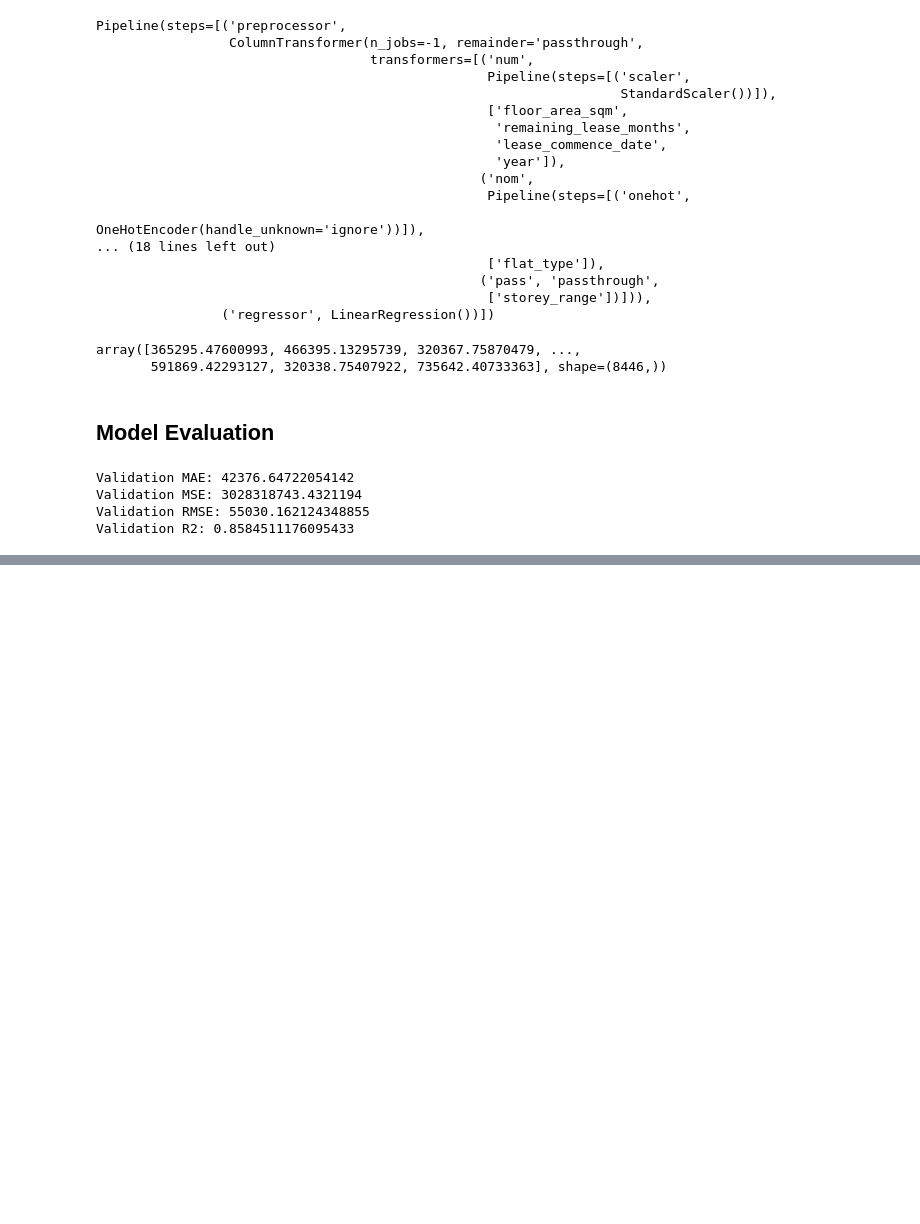
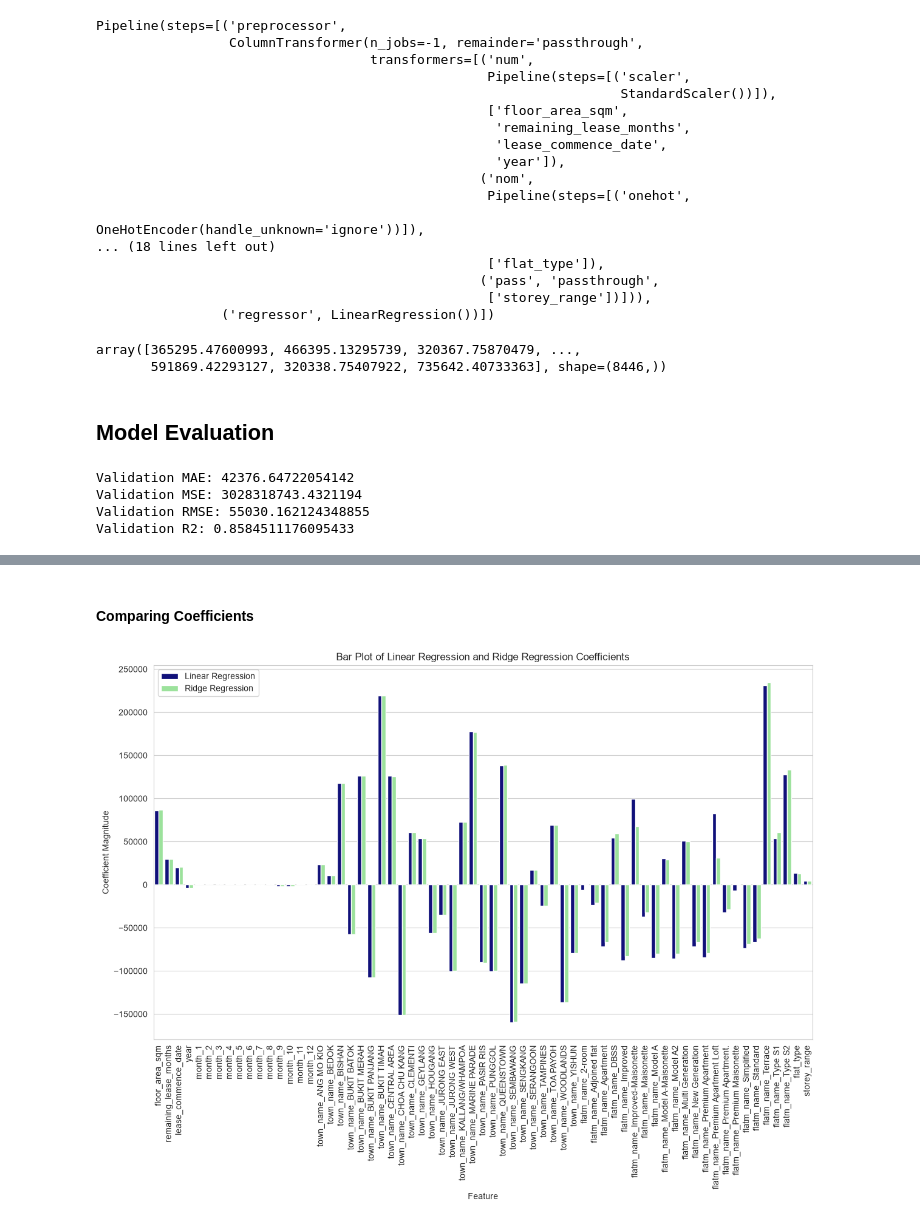
Before and after one commit to Mafuy00/aiap_foundation, a Jupyter notebook: regression/eda.ipynb, the cells around one changed output, grey strips where cells are left out. Saved outputs shown, nothing was run; the diff lists cells and outputs as text; code cells hidden in the pictures; blank space fills up the shorter version.

```diff
--- a/regression/eda.ipynb
+++ b/regression/eda.ipynb
@@ -683,0 +746,40 @@ Validation R2: 0.8584511176095433
+# %% [markdown]
+#### Comparing Coefficients
+# %%
+# Extract the coefficients of the linear regression model
+lr_coefs = lr_pipeline.named_steps['regressor'].coef_
+
+# Extract the coefficients of the ridge regression model
+ridge_coefs = ridge_pipeline.named_steps['regressor'].coef_
+
+# Assuming feature_names contains the names of the features after preprocessing
+feature_names = (
+    numerical_features +
+    list(ridge_pipeline.named_steps['preprocessor'].transformers_[1][1].named_steps['onehot'].get_feature_names_out(nominal_features)) +
+    ordinal_features +
+    passthrough_features
+)
+
+# Create a DataFrame for plotting
+coef_df = pd.DataFrame({
+    'Feature': feature_names,
+    'Linear Regression': lr_coefs,
+    'Ridge Regression': ridge_coefs
+})
+
+# Melt the DataFrame to long format for seaborn
+coef_df = coef_df.melt(id_vars='Feature', var_name='Model', value_name='Coefficient')
+
+# Plotting the coefficients with seaborn
+plt.figure(figsize=(14, 8))
+sns.barplot(data=coef_df, x='Feature', y='Coefficient', hue='Model', palette=['darkblue', 'lightgreen'])
+
+plt.xlabel('Feature')
+plt.ylabel('Coefficient Magnitude')
+plt.title('Bar Plot of Linear Regression and Ridge Regression Coefficients')
+plt.xticks(rotation=90)
+plt.grid(True, axis='y')
+plt.legend(loc='upper left')
+plt.show()
+# %% [output]
+[figure, added]
```
Also changed, not shown: parts of 10 cells of this notebook, 1 other file.
